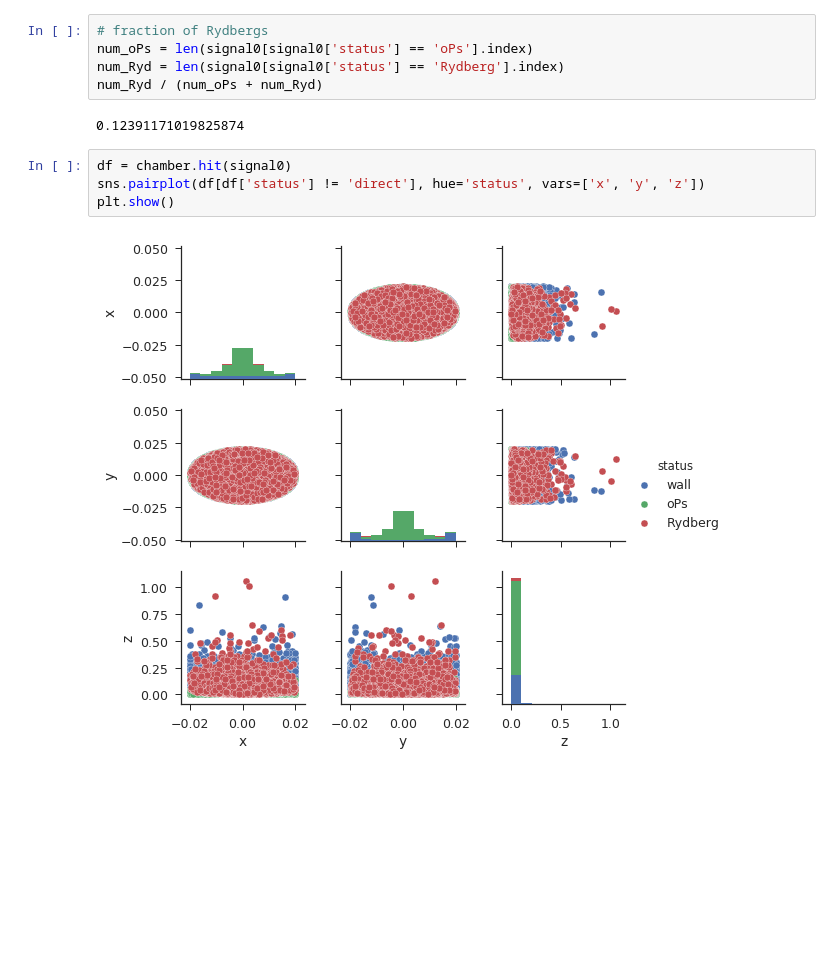
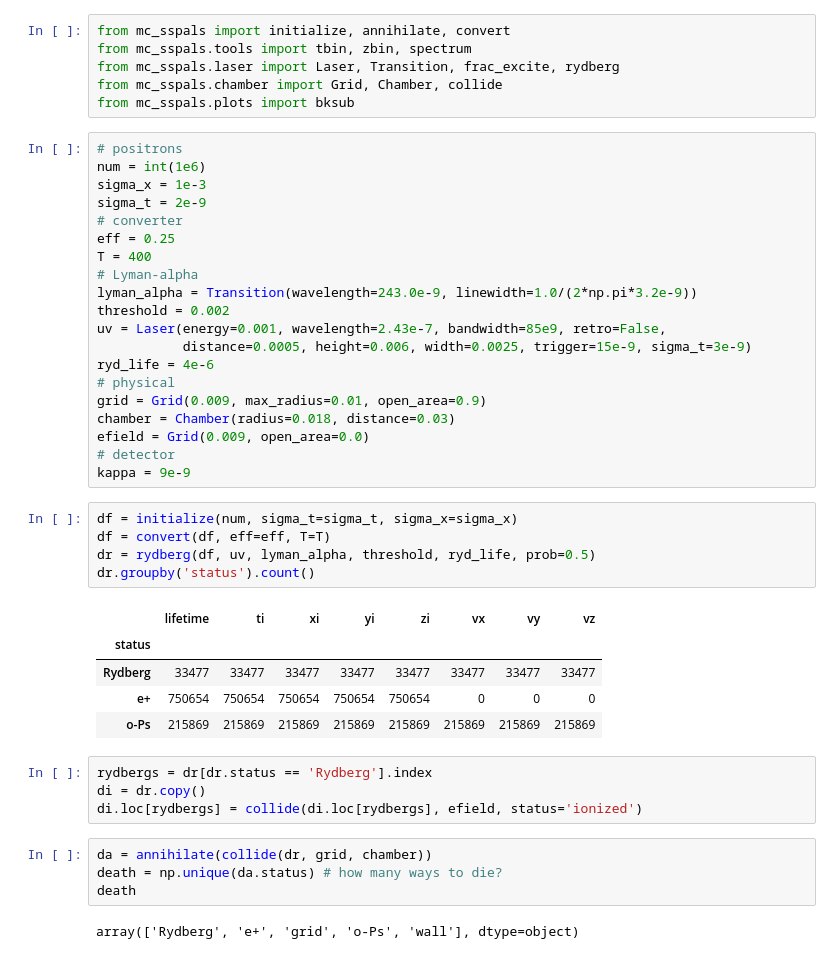
Before and after one commit to Ayato-Yamazaki/PositroniumSpectroscopy, a Jupyter notebook: notebooks/Rydberg.ipynb, the cells around one changed output. Saved outputs shown, nothing was run; the diff lists cells and outputs as text; blank space fills up the shorter version.

```diff
--- a/notebooks/Rydberg.ipynb
+++ b/notebooks/Rydberg.ipynb
@@ -30,14 +11,48 @@ chamber = Tube(radius=radius)
-# %%
-# fraction of Rydbergs
-num_oPs = len(signal0[signal0['status'] == 'oPs'].index)
-num_Ryd = len(signal0[signal0['status'] == 'Rydberg'].index)
-num_Ryd / (num_oPs + num_Ryd)
-# %% [output]
-0.12391171019825874
-# %%
-df = chamber.hit(signal0)
-sns.pairplot(df[df['status'] != 'direct'], hue='status', vars=['x', 'y', 'z'])
-plt.show()
-# %% [output]
-[figure, removed]
+# %%
+from mc_sspals import initialize, annihilate, convert
+from mc_sspals.tools import tbin, zbin, spectrum
+from mc_sspals.laser import Laser, Transition, frac_excite, rydberg
+from mc_sspals.chamber import Grid, Chamber, collide
+from mc_sspals.plots import bksub
+# %%
+# positrons
+num = int(1e6)
+sigma_x = 1e-3
+sigma_t = 2e-9
+# converter
+eff = 0.25
+T = 400
+# Lyman-alpha
+lyman_alpha = Transition(wavelength=243.0e-9, linewidth=1.0/(2*np.pi*3.2e-9))
+threshold = 0.002
+uv = Laser(energy=0.001, wavelength=2.43e-7, bandwidth=85e9, retro=False,
+           distance=0.0005, height=0.006, width=0.0025, trigger=15e-9, sigma_t=3e-9)
+ryd_life = 4e-6
+# physical
+grid = Grid(0.009, max_radius=0.01, open_area=0.9)
+chamber = Chamber(radius=0.018, distance=0.03)
+efield = Grid(0.009, open_area=0.0)
+# detector
+kappa = 9e-9
+# %%
+df = initialize(num, sigma_t=sigma_t, sigma_x=sigma_x)
+df = convert(df, eff=eff, T=T)
+dr = rydberg(df, uv, lyman_alpha, threshold, ryd_life, prob=0.5)
+dr.groupby('status').count()
+# %% [output]
+|  | lifetime | ti | xi | yi | zi | vx | vy | vz |
+| status |  |  |  |  |  |  |  |  |
+| Rydberg | 33477 | 33477 | 33477 | 33477 | 33477 | 33477 | 33477 | 33477 |
+| e+ | 750654 | 750654 | 750654 | 750654 | 750654 | 0 | 0 | 0 |
+| o-Ps | 215869 | 215869 | 215869 | 215869 | 215869 | 215869 | 215869 | 215869 |
+# %%
+rydbergs = dr[dr.status == 'Rydberg'].index
+di = dr.copy()
+di.loc[rydbergs] = collide(di.loc[rydbergs], efield, status='ionized')
+# %%
+da = annihilate(collide(dr, grid, chamber))
+death = np.unique(da.status) # how many ways to die?
+death
+# %% [output]
+array(['Rydberg', 'e+', 'grid', 'o-Ps', 'wall'], dtype=object)
 # %%
```
Also changed, not shown: parts of 11 cells of this notebook, 32 other files.
